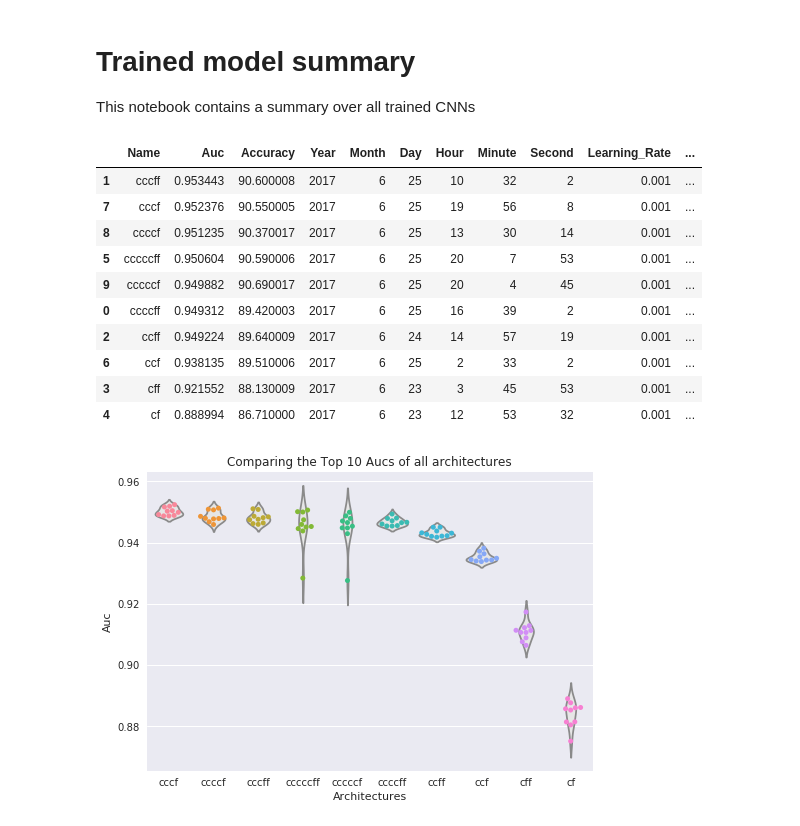
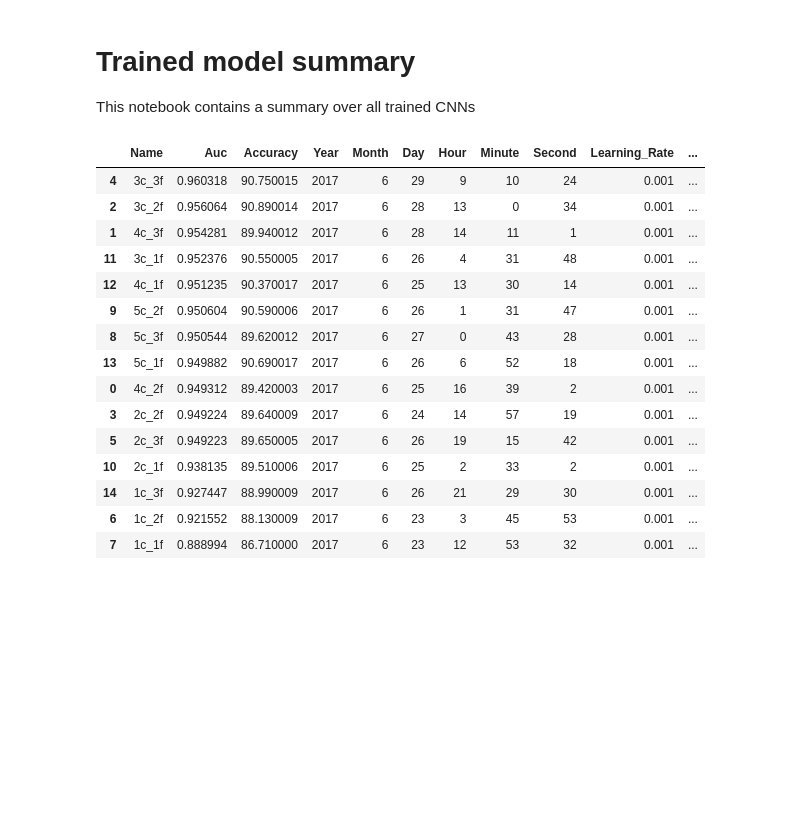
Before and after one commit to JMBehnken/Gamma_Hadron_Separation_With_Deep_Learning_for_the_First_G-APD_Cherenkov_Telescope, a Jupyter notebook: 06_FACT_Pipeline/00_Summary.ipynb, the cells around one changed output. Drawn from its saved outputs; the diff is of its cells as text; code cells hidden in the pictures; blank space fills up the shorter version.

```diff
--- a/06_FACT_Pipeline/00_Summary.ipynb
+++ b/06_FACT_Pipeline/00_Summary.ipynb
@@ -13,57 +13,46 @@ main_path = '/fhgfs/users/jbehnken/01_Data/04_Models'
 # %%
 models = []
 for folder in os.listdir(main_path):
     data = []
     name =  folder.split('_')[-1]
-    data.append(name)
+
+    c = 0
+    f = 0
+    for letter in name:
+        if letter=='c': c+=1
+        if letter=='f': f+=1
+    name_new = str(c)+'c_'+str(f)+'f'
+
+    data.append(name_new)
     path = os.path.join(main_path, folder, name+'_Hyperparameter.csv')
 
     df = pd.read_csv(path)
     data.extend(df[df['Auc']==df['Auc'].max()].values.tolist()[0])
 
     modified_time = int(os.stat(path).st_mtime)
     date = time.localtime(modified_time)[0:6]
     data.extend(date)
     models.append(data)
 
 df = pd.DataFrame(models, columns=['Name', 'Learning_Rate', 'Batch_Size', 'Patch_Size', 'Depth', 'Hidden_Nodes', 'Accuracy', 'Auc', 'Steps', 'Early_Stopped', 'Time', 'Title', 'Year', 'Month', 'Day', 'Hour', 'Minute', 'Second'])
 df = df[['Name', 'Auc', 'Accuracy', 'Year', 'Month', 'Day', 'Hour', 'Minute', 'Second', 'Learning_Rate', 'Batch_Size', 'Patch_Size', 'Depth', 'Hidden_Nodes', 'Steps', 'Early_Stopped', 'Time', 'Title']].sort_values(by='Auc', ascending=False)
 
 
 df
 # %% [output]
 |  | Name | Auc | Accuracy | Year | Month | Day | Hour | Minute | Second | Learning_Rate | ... |
-| 1 | cccff | 0.953443 | 90.600008 | 2017 | 6 | 25 | 10 | 32 | 2 | 0.001 | ... |
-| 7 | cccf | 0.952376 | 90.550005 | 2017 | 6 | 25 | 19 | 56 | 8 | 0.001 | ... |
-| 8 | ccccf | 0.951235 | 90.370017 | 2017 | 6 | 25 | 13 | 30 | 14 | 0.001 | ... |
-| 5 | cccccff | 0.950604 | 90.590006 | 2017 | 6 | 25 | 20 | 7 | 53 | 0.001 | ... |
-| 9 | cccccf | 0.949882 | 90.690017 | 2017 | 6 | 25 | 20 | 4 | 45 | 0.001 | ... |
-| 0 | ccccff | 0.949312 | 89.420003 | 2017 | 6 | 25 | 16 | 39 | 2 | 0.001 | ... |
-| 2 | ccff | 0.949224 | 89.640009 | 2017 | 6 | 24 | 14 | 57 | 19 | 0.001 | ... |
-| 6 | ccf | 0.938135 | 89.510006 | 2017 | 6 | 25 | 2 | 33 | 2 | 0.001 | ... |
-| 3 | cff | 0.921552 | 88.130009 | 2017 | 6 | 23 | 3 | 45 | 53 | 0.001 | ... |
-| 4 | cf | 0.888994 | 86.710000 | 2017 | 6 | 23 | 12 | 53 | 32 | 0.001 | ... |
+| 4 | 3c_3f | 0.960318 | 90.750015 | 2017 | 6 | 29 | 9 | 10 | 24 | 0.001 | ... |
+| 2 | 3c_2f | 0.956064 | 90.890014 | 2017 | 6 | 28 | 13 | 0 | 34 | 0.001 | ... |
+| 1 | 4c_3f | 0.954281 | 89.940012 | 2017 | 6 | 28 | 14 | 11 | 1 | 0.001 | ... |
+| 11 | 3c_1f | 0.952376 | 90.550005 | 2017 | 6 | 26 | 4 | 31 | 48 | 0.001 | ... |
+| 12 | 4c_1f | 0.951235 | 90.370017 | 2017 | 6 | 25 | 13 | 30 | 14 | 0.001 | ... |
+| 9 | 5c_2f | 0.950604 | 90.590006 | 2017 | 6 | 26 | 1 | 31 | 47 | 0.001 | ... |
+| 8 | 5c_3f | 0.950544 | 89.620012 | 2017 | 6 | 27 | 0 | 43 | 28 | 0.001 | ... |
+| 13 | 5c_1f | 0.949882 | 90.690017 | 2017 | 6 | 26 | 6 | 52 | 18 | 0.001 | ... |
+| 0 | 4c_2f | 0.949312 | 89.420003 | 2017 | 6 | 25 | 16 | 39 | 2 | 0.001 | ... |
+| 3 | 2c_2f | 0.949224 | 89.640009 | 2017 | 6 | 24 | 14 | 57 | 19 | 0.001 | ... |
+| 5 | 2c_3f | 0.949223 | 89.650005 | 2017 | 6 | 26 | 19 | 15 | 42 | 0.001 | ... |
+| 10 | 2c_1f | 0.938135 | 89.510006 | 2017 | 6 | 25 | 2 | 33 | 2 | 0.001 | ... |
+| 14 | 1c_3f | 0.927447 | 88.990009 | 2017 | 6 | 26 | 21 | 29 | 30 | 0.001 | ... |
+| 6 | 1c_2f | 0.921552 | 88.130009 | 2017 | 6 | 23 | 3 | 45 | 53 | 0.001 | ... |
+| 7 | 1c_1f | 0.888994 | 86.710000 | 2017 | 6 | 23 | 12 | 53 | 32 | 0.001 | ... |
-# %%
-plot_auc = []
-names = []
-for folder in os.listdir(main_path):
-    name =  folder.split('_')[-1]
-    names.append(name)
-    path = os.path.join(main_path, folder, name+'_Hyperparameter.csv')
-
-    df = pd.read_csv(path)
-    plot_auc.append(df[df['Title']=='Random_Plotting'].sort_values(by='Auc', ascending=False).head(10)['Auc'].values.tolist())
-
-df_plot = pd.DataFrame(np.array(plot_auc).T, columns=names)
-df_plot = df_plot[df_plot.max().sort_values(ascending=False).index]
-
-import seaborn as sns
-df_swarm = pd.melt(df_plot)
-df_swarm.columns = ['Architectures', 'Auc']
-sns.set(style='darkgrid', font='DejaVu Sans')
-plt.title('Comparing the Top 10 Aucs of all architectures')
-sns.violinplot(x="Architectures", y="Auc", data=df_swarm, inner=None, color=".9")
-sns.swarmplot(x="Architectures", y="Auc", data=df_swarm)
-plt.show()
-# %% [output]
-[figure, removed]
```
Also changed, not shown: parts of 8 cells of this notebook, 28 other files.
